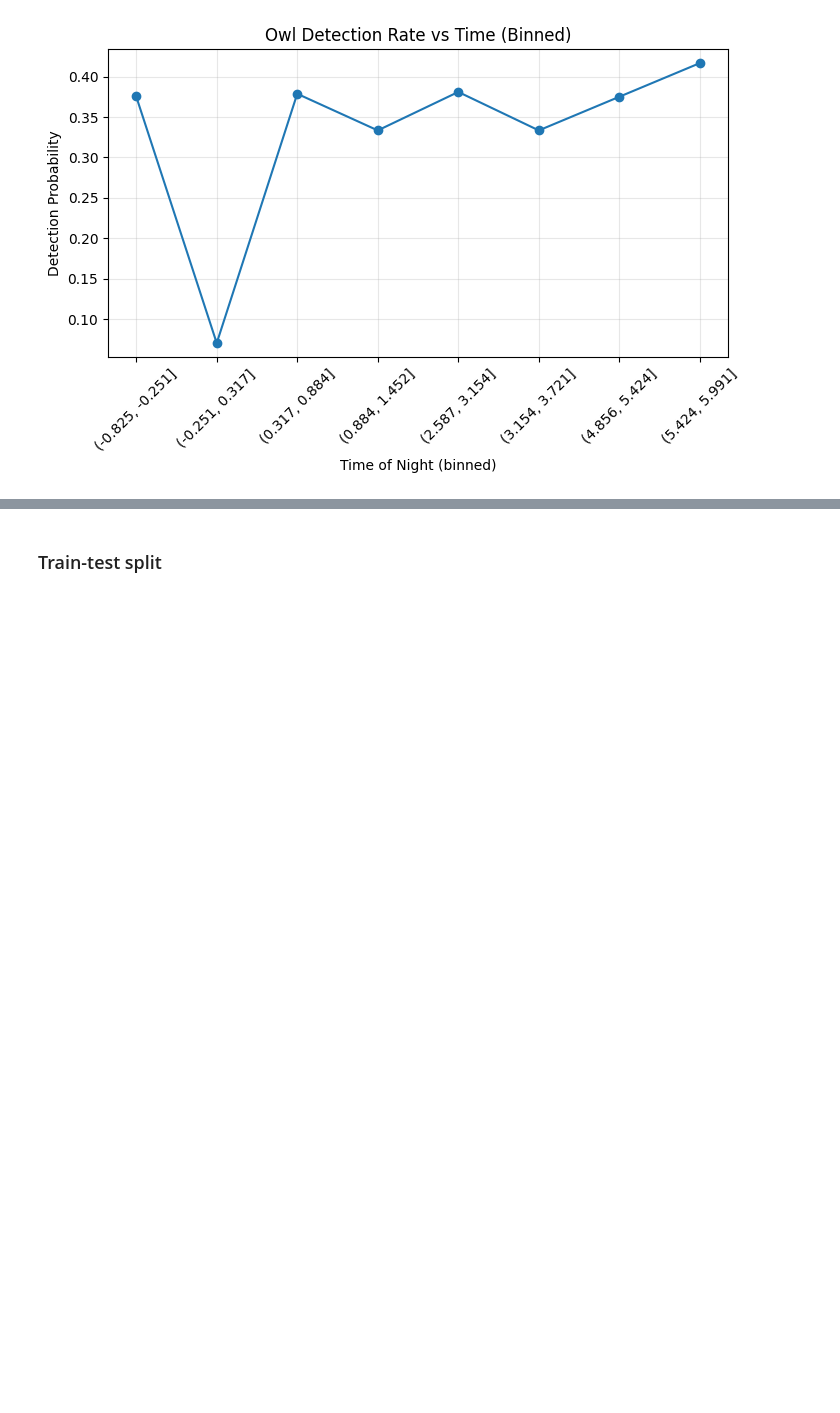
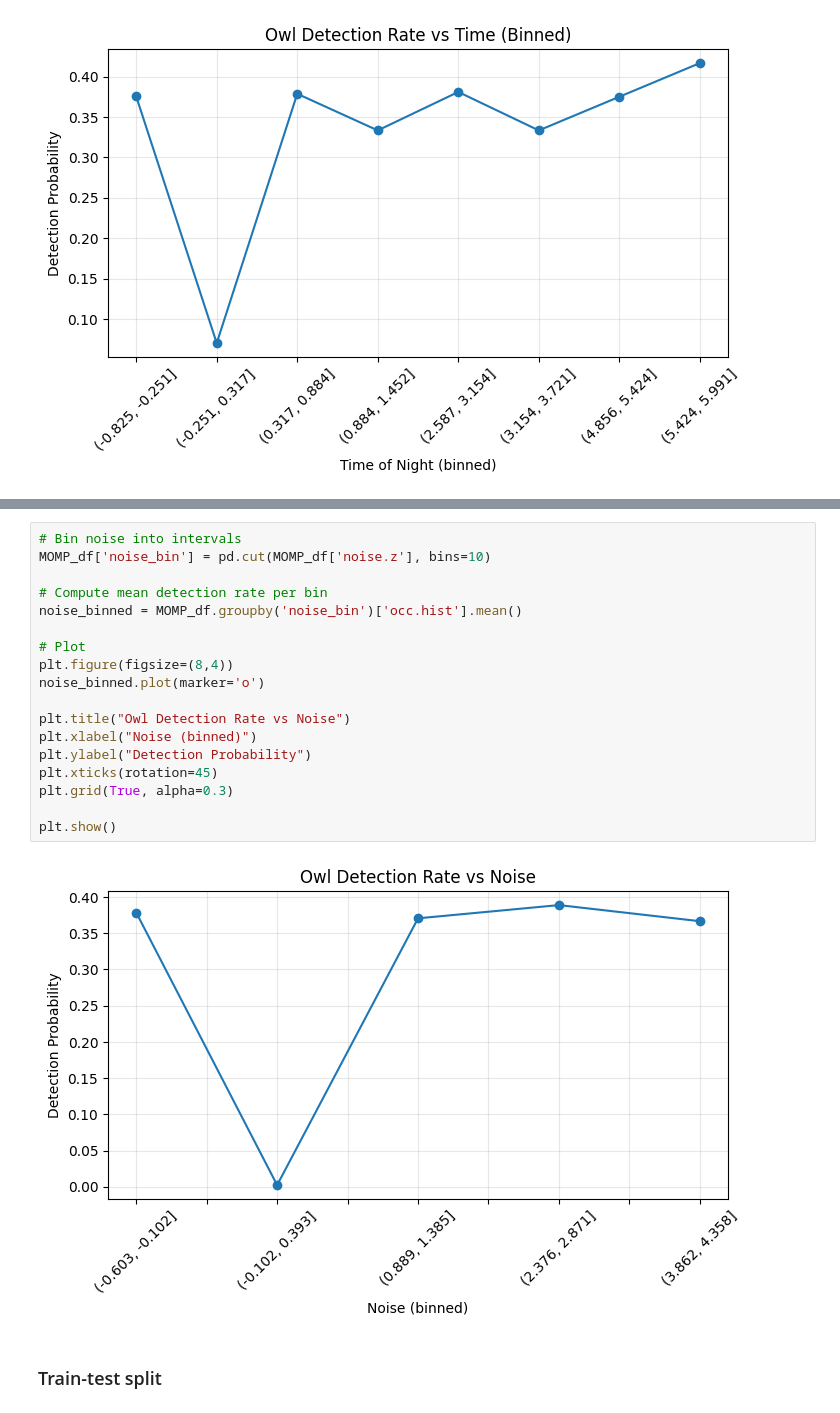
Before and after one commit to alvarann/MBB-BE-Project-Nathaniel-and-Bradley, a Jupyter notebook: Project1_Brad.ipynb, the cells around one changed output, grey strips where cells are left out. Drawn from its saved outputs; the diff is of its cells as text; blank space fills up the shorter version.

```diff
--- a/Project1_Brad.ipynb
+++ b/Project1_Brad.ipynb
@@ -110,3 +144,23 @@ plt.show()
+# %%
+# Bin noise into intervals
+MOMP_df['noise_bin'] = pd.cut(MOMP_df['noise.z'], bins=10)
+
+# Compute mean detection rate per bin
+noise_binned = MOMP_df.groupby('noise_bin')['occ.hist'].mean()
+
+# Plot
+plt.figure(figsize=(8,4))
+noise_binned.plot(marker='o')
+
+plt.title("Owl Detection Rate vs Noise")
+plt.xlabel("Noise (binned)")
+plt.ylabel("Detection Probability")
+plt.xticks(rotation=45)
+plt.grid(True, alpha=0.3)
+
+plt.show()
+# %% [output]
+[figure, added]
 # %% [markdown]
 ### Train-test split
 # %%
```
Also changed, not shown: parts of 2 cells of this notebook.
